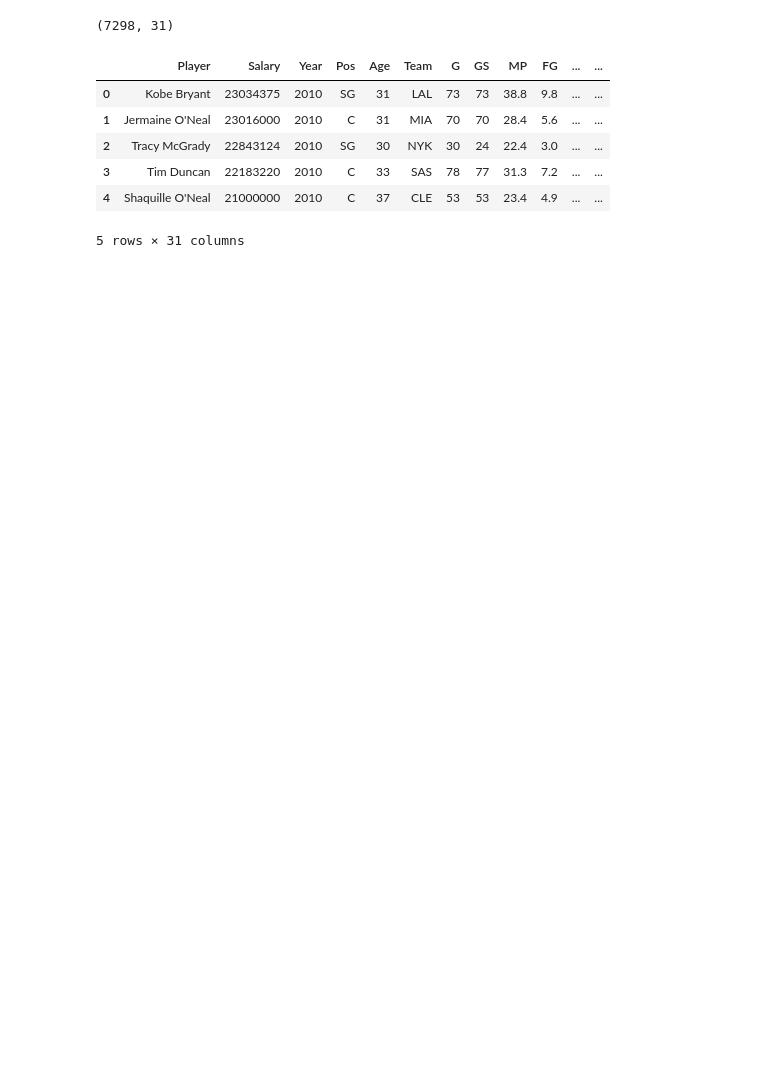
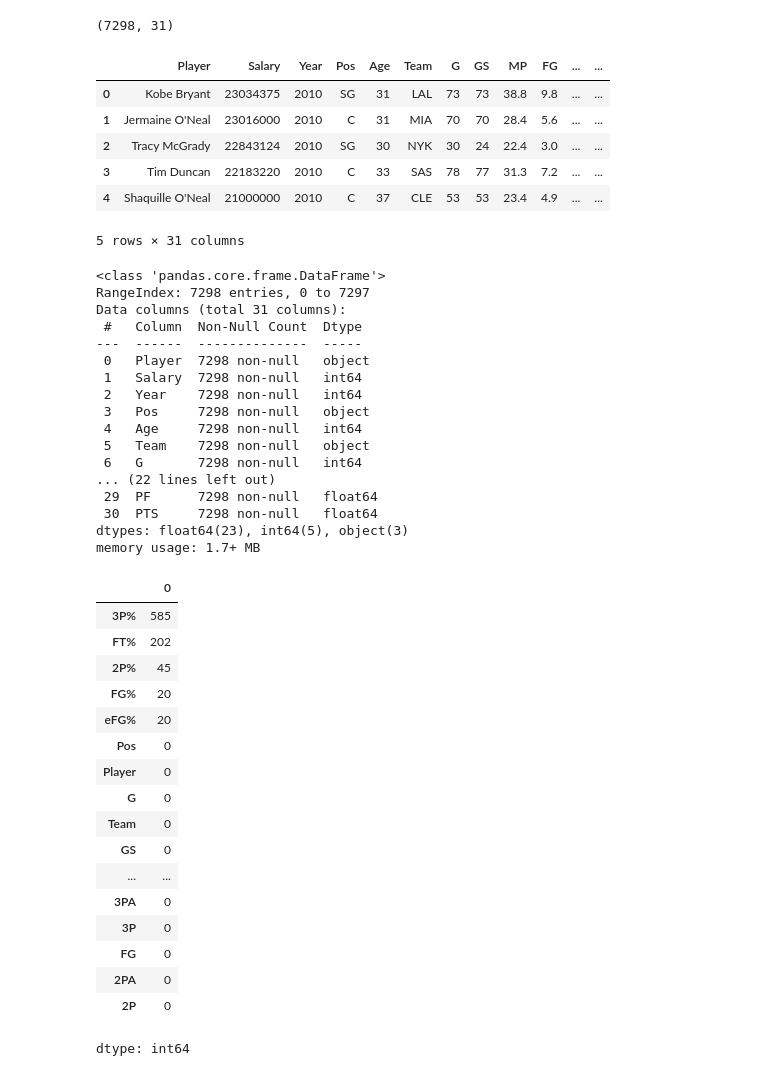
Before and after one commit to sophiezydfifi/207fall-project-ding-peteh-valadez-zhang, a Jupyter notebook: 207_Milestone_workbook.ipynb, the cells around one changed output. Drawn from its saved outputs; the diff is of its cells as text; code cells hidden in the pictures; blank space fills up the shorter version.

```diff
--- a/207_Milestone_workbook.ipynb
+++ b/207_Milestone_workbook.ipynb
@@ -17,3 +17,45 @@ df.head()
 | 3 | Tim Duncan | 22183220 | 2010 | C | 33 | SAS | 78 | 77 | 31.3 | 7.2 | ... | ... |
 | 4 | Shaquille O'Neal | 21000000 | 2010 | C | 37 | CLE | 53 | 53 | 23.4 | 4.9 | ... | ... |
 5 rows × 31 columns
+# %%
+# Quick structure overview
+df.info()
+
+# Check missing values
+df.isnull().sum().sort_values(ascending=False).head(20)
+# %% [output]
+<class 'pandas.core.frame.DataFrame'>
+RangeIndex: 7298 entries, 0 to 7297
+Data columns (total 31 columns):
+ #   Column  Non-Null Count  Dtype
+---  ------  --------------  -----
+ 0   Player  7298 non-null   object
+ 1   Salary  7298 non-null   int64
+ 2   Year    7298 non-null   int64
+ 3   Pos     7298 non-null   object
+ 4   Age     7298 non-null   int64
+ 5   Team    7298 non-null   object
+ 6   G       7298 non-null   int64
+... (22 lines left out)
+ 29  PF      7298 non-null   float64
+ 30  PTS     7298 non-null   float64
+dtypes: float64(23), int64(5), object(3)
+memory usage: 1.7+ MB
+|  | 0 |
+| 3P% | 585 |
+| FT% | 202 |
+| 2P% | 45 |
+| FG% | 20 |
+| eFG% | 20 |
+| Pos | 0 |
+| Player | 0 |
+| G | 0 |
+| Team | 0 |
+| GS | 0 |
+| ... | ... |
+| 3PA | 0 |
+| 3P | 0 |
+| FG | 0 |
+| 2PA | 0 |
+| 2P | 0 |
+dtype: int64
```
Also changed, not shown: parts of 3 cells of this notebook.
